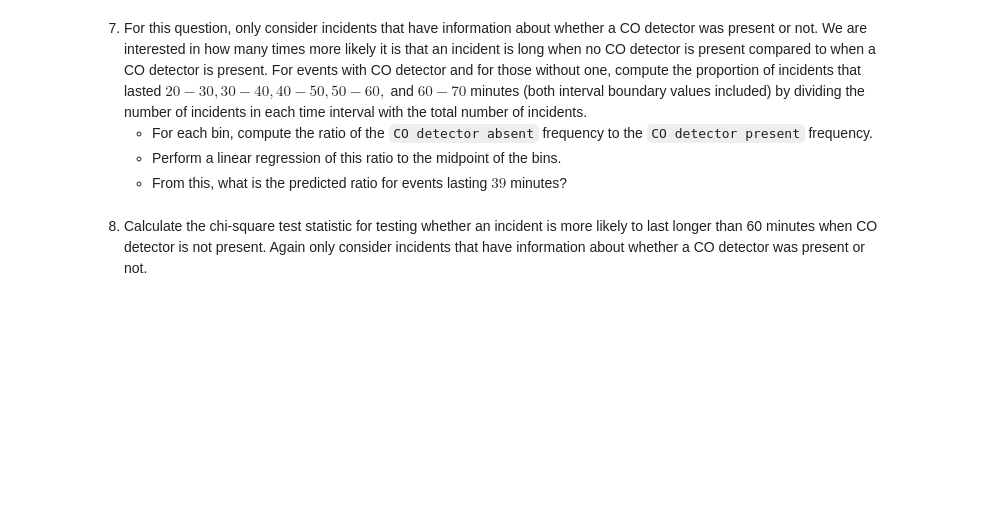
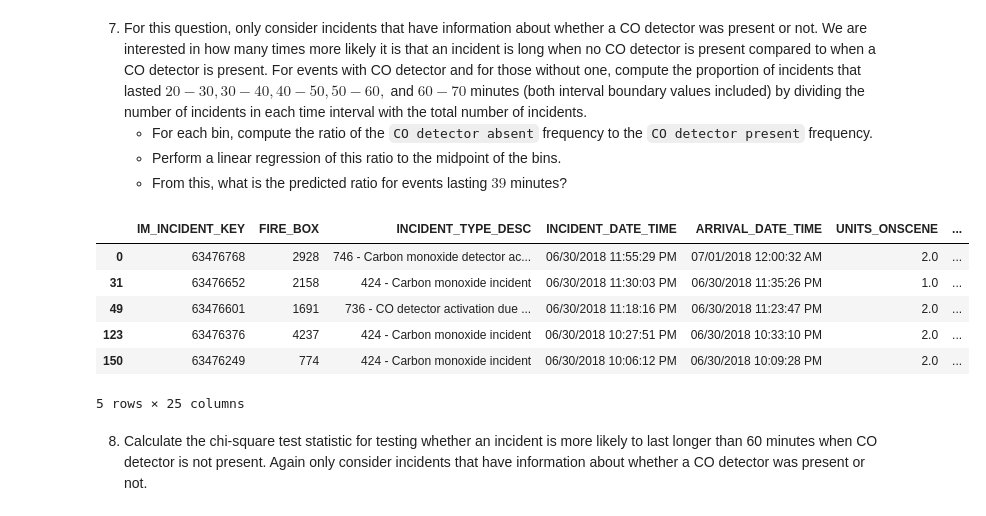
Before and after one commit to Yuhanl/UM_Quant_Lab, a Jupyter notebook: Data_Incubator/data_incubator_challenge_yuhan.ipynb, the cells around one changed output. Drawn from its saved outputs; the diff is of its cells as text; code cells hidden in the pictures; blank space fills up the shorter version.

Commit message:
section 2 on data incubator challenge

```diff
--- a/Data_Incubator/data_incubator_challenge_yuhan.ipynb
+++ b/Data_Incubator/data_incubator_challenge_yuhan.ipynb
@@ -153,6 +153,23 @@ cooking_proba.max()[0]
 0.05109331462228189
 # %% [markdown]
 6. What is the coefficient of determination (R squared) between the number of residents at each zip code and the number of inicidents whose type is classified as `111 - Building fire` at each of those zip codes. **Note:** The 2010 US Census population by zip code dataset should be downloaded from here (https://s3.amazonaws.com/SplitwiseBlogJB/2010+Census+Population+By+Zipcode+(ZCTA).csv) You will need to use both the FDNY responses and the US Census dataset. Ignore zip codes that do not appear in the census table.
+# %%
+import math
+def zipcode(x):
+    """
+    change zip code from float to int
+    """
+    try:
+        y = int(x)
+    except ValueError:
+        if type(x) == str:
+            y = int(x.split('-')[0])
+        elif math.isnan(x):
+            y = 0
+
+    return y
+
+data['ZIP_CODE'] = data['ZIP_CODE'].apply(lambda x: zipcode(x))
 # %%
 census_fname = 'https://s3.amazonaws.com/SplitwiseBlogJB/2010+Census+Population+By+Zipcode+(ZCTA).csv'
 df_census = pd.read_csv(census_fname)
@@ -226,3 +243,14 @@ df_zipcode.plot.scatter(x='population', y='incidents')
     * For each bin, compute the ratio of the `CO detector absent` frequency to the `CO detector present` frequency.
     * Perform a linear regression of this ratio to the midpoint of the bins.
     * From this, what is the predicted ratio for events lasting $39$ minutes?
+# %%
+df_co = data[~data.CO_DETECTOR_PRESENT_DESC.isnull()]
+df_co.head()
+# %% [output]
+|  | IM_INCIDENT_KEY | FIRE_BOX | INCIDENT_TYPE_DESC | INCIDENT_DATE_TIME | ARRIVAL_DATE_TIME | UNITS_ONSCENE | ... |
+| 0 | 63476768 | 2928 | 746 - Carbon monoxide detector ac... | 06/30/2018 11:55:29 PM | 07/01/2018 12:00:32 AM | 2.0 | ... |
+| 31 | 63476652 | 2158 | 424 - Carbon monoxide incident | 06/30/2018 11:30:03 PM | 06/30/2018 11:35:26 PM | 1.0 | ... |
+| 49 | 63476601 | 1691 | 736 - CO detector activation due ... | 06/30/2018 11:18:16 PM | 06/30/2018 11:23:47 PM | 2.0 | ... |
+| 123 | 63476376 | 4237 | 424 - Carbon monoxide incident | 06/30/2018 10:27:51 PM | 06/30/2018 10:33:10 PM | 2.0 | ... |
+| 150 | 63476249 | 774 | 424 - Carbon monoxide incident | 06/30/2018 10:06:12 PM | 06/30/2018 10:09:28 PM | 2.0 | ... |
+5 rows × 25 columns
```
Also changed, not shown: parts of 7 cells of this notebook.
